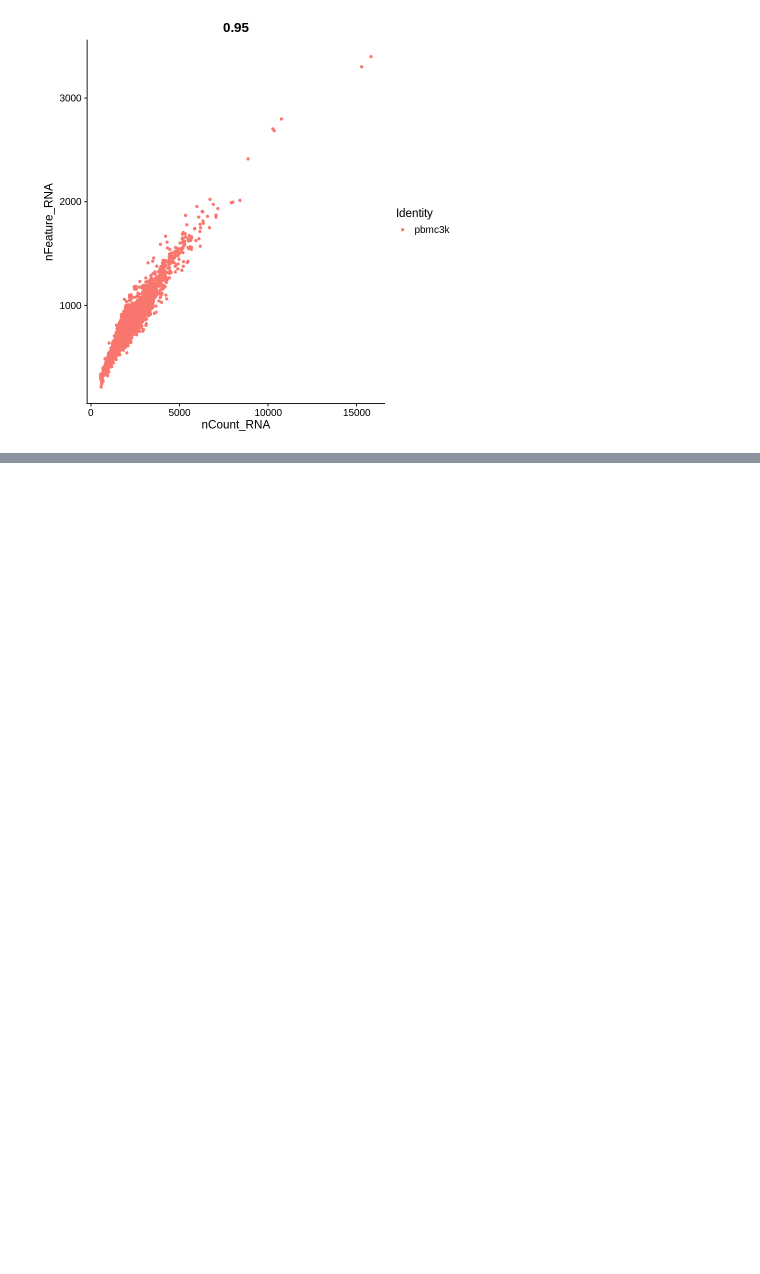
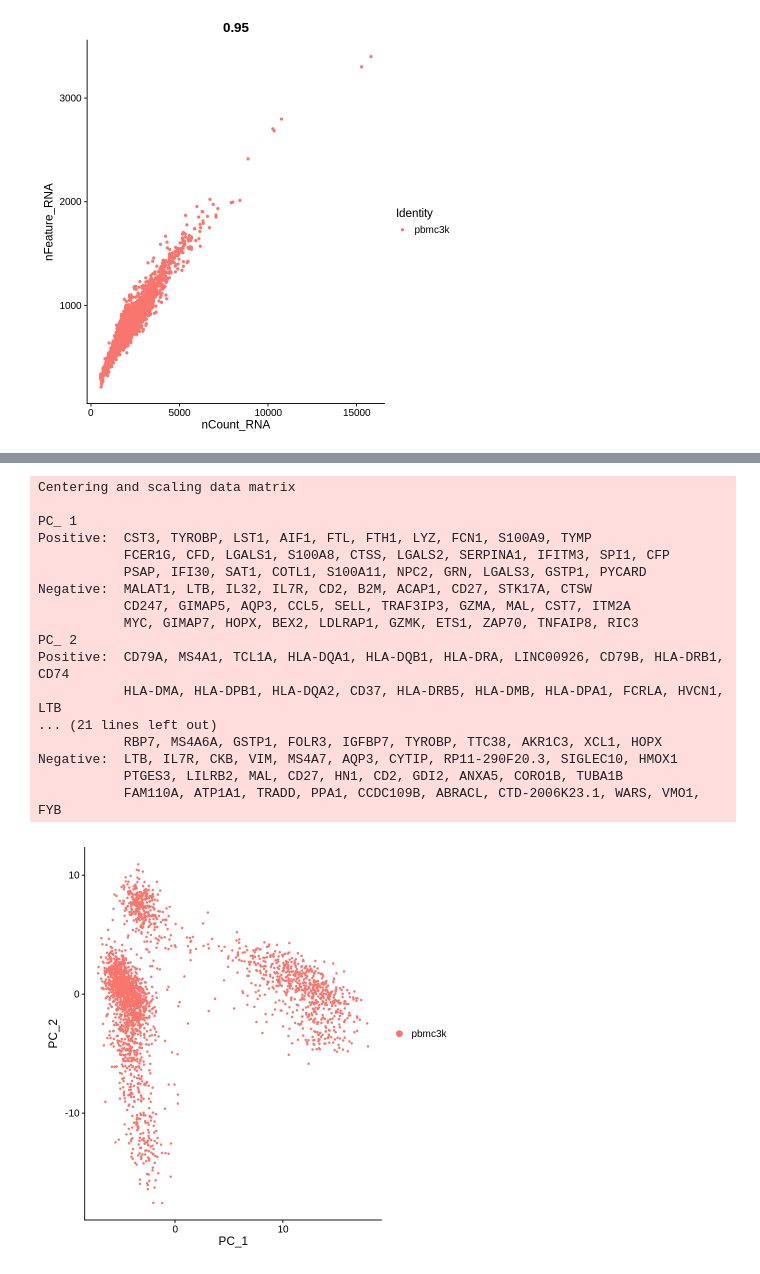
Before and after one commit to AkshNaidu/single_cell_analysis, a Jupyter notebook: single_cell_one.ipynb, the cells around one changed output, grey strips where cells are left out. Saved outputs shown, nothing was run; the diff lists cells and outputs as text; code cells hidden in the pictures; blank space fills up the shorter version.

```diff
--- a/single_cell_one.ipynb
+++ b/single_cell_one.ipynb
@@ -112,0 +173,25 @@ FeatureScatter(pbmc, feature1 = "nCount_RNA", feature2 = "nFeature_RNA")
+# %%
+# Get all gene names
+all.genes <- rownames(pbmc)
+pbmc <- ScaleData(pbmc, features = all.genes)
+pbmc <- RunPCA(pbmc, features = VariableFeatures(object = pbmc))
+DimPlot(pbmc, reduction = "pca")
+# %% [output]
+Centering and scaling data matrix
+
+PC_ 1
+Positive:  CST3, TYROBP, LST1, AIF1, FTL, FTH1, LYZ, FCN1, S100A9, TYMP
+           FCER1G, CFD, LGALS1, S100A8, CTSS, LGALS2, SERPINA1, IFITM3, SPI1, CFP
+           PSAP, IFI30, SAT1, COTL1, S100A11, NPC2, GRN, LGALS3, GSTP1, PYCARD
+Negative:  MALAT1, LTB, IL32, IL7R, CD2, B2M, ACAP1, CD27, STK17A, CTSW
+           CD247, GIMAP5, AQP3, CCL5, SELL, TRAF3IP3, GZMA, MAL, CST7, ITM2A
+           MYC, GIMAP7, HOPX, BEX2, LDLRAP1, GZMK, ETS1, ZAP70, TNFAIP8, RIC3
+PC_ 2
+Positive:  CD79A, MS4A1, TCL1A, HLA-DQA1, HLA-DQB1, HLA-DRA, LINC00926, CD79B, HLA-DRB1, CD74
+           HLA-DMA, HLA-DPB1, HLA-DQA2, CD37, HLA-DRB5, HLA-DMB, HLA-DPA1, FCRLA, HVCN1, LTB
+... (21 lines left out)
+           RBP7, MS4A6A, GSTP1, FOLR3, IGFBP7, TYROBP, TTC38, AKR1C3, XCL1, HOPX
+Negative:  LTB, IL7R, CKB, VIM, MS4A7, AQP3, CYTIP, RP11-290F20.3, SIGLEC10, HMOX1
+           PTGES3, LILRB2, MAL, CD27, HN1, CD2, GDI2, ANXA5, CORO1B, TUBA1B
+           FAM110A, ATP1A1, TRADD, PPA1, CCDC109B, ABRACL, CTD-2006K23.1, WARS, VMO1, FYB
+[figure, added]
```
Also changed, not shown: parts of 18 cells of this notebook.
